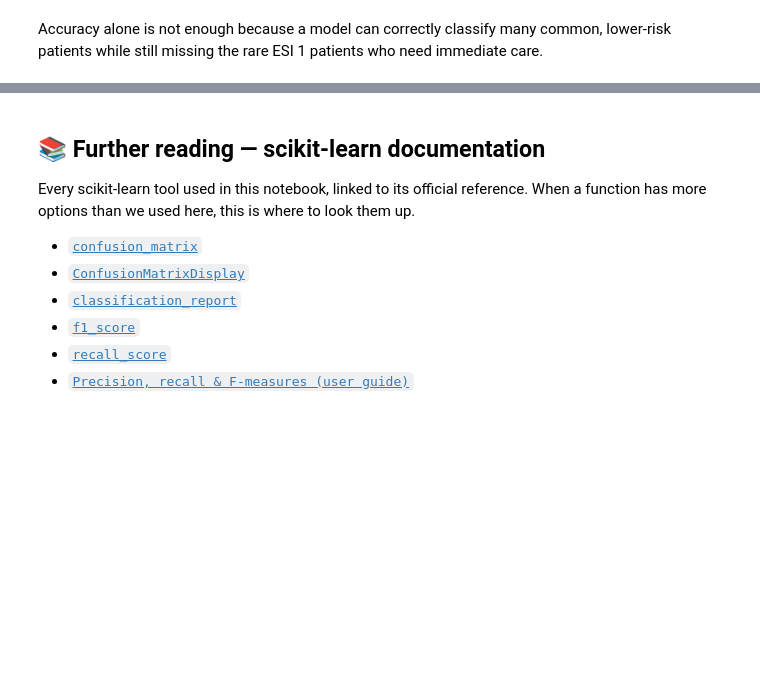
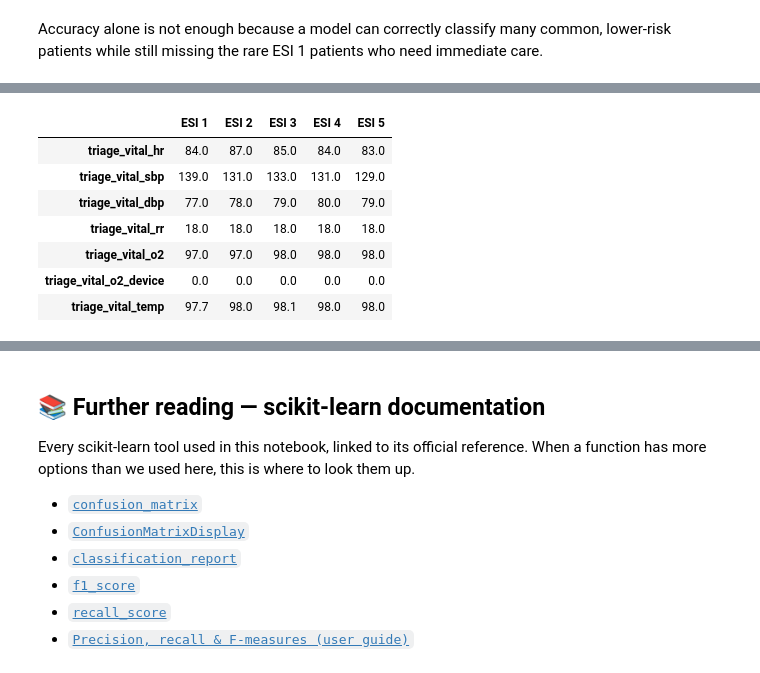
Before and after one commit to tinadams/carisurg-portfolio, a Jupyter notebook: notebooks/week_6_Tutorial3_Model_Evaluation_STUDENT.ipynb, the cells around one changed output, grey strips where cells are left out. Cells and saved outputs as stored; diff of their text form; code cells hidden in the pictures; blank space fills up the shorter version.

```diff
--- a/notebooks/week_6_Tutorial3_Model_Evaluation_STUDENT.ipynb
+++ b/notebooks/week_6_Tutorial3_Model_Evaluation_STUDENT.ipynb
@@ -414,0 +559,18 @@ Accuracy alone is not enough because a model can correctly classify many common,
+# %%
+# ESI 1 versus the other levels
+vital_comparison = df.groupby("esi")[vital_columns].median().T
+
+vital_comparison.columns = [
+    f"ESI {int(level)}" for level in vital_comparison.columns
+]
+
+vital_comparison
+# %% [output]
+|  | ESI 1 | ESI 2 | ESI 3 | ESI 4 | ESI 5 |
+| triage_vital_hr | 84.0 | 87.0 | 85.0 | 84.0 | 83.0 |
+| triage_vital_sbp | 139.0 | 131.0 | 133.0 | 131.0 | 129.0 |
+| triage_vital_dbp | 77.0 | 78.0 | 79.0 | 80.0 | 79.0 |
+| triage_vital_rr | 18.0 | 18.0 | 18.0 | 18.0 | 18.0 |
+| triage_vital_o2 | 97.0 | 97.0 | 98.0 | 98.0 | 98.0 |
+| triage_vital_o2_device | 0.0 | 0.0 | 0.0 | 0.0 | 0.0 |
+| triage_vital_temp | 97.7 | 98.0 | 98.1 | 98.0 | 98.0 |
```
Also changed, not shown: parts of 17 cells of this notebook.
